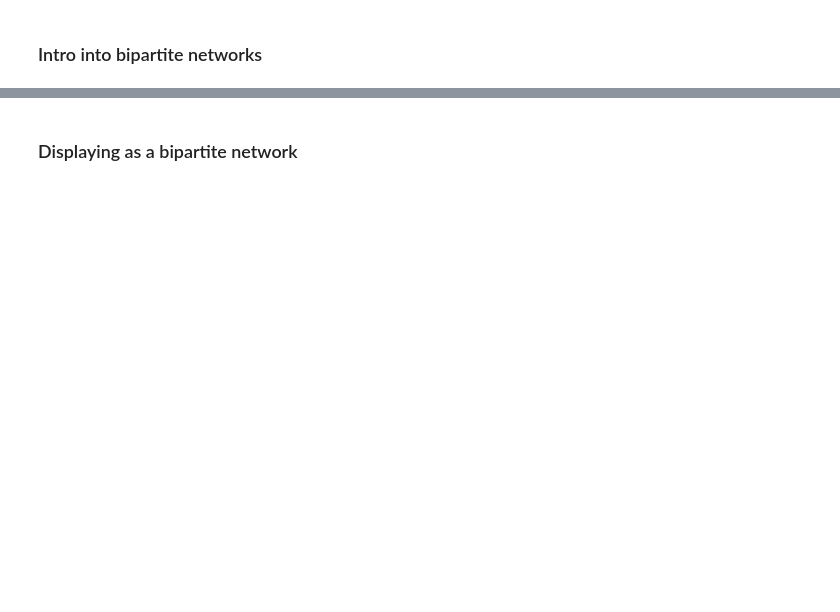
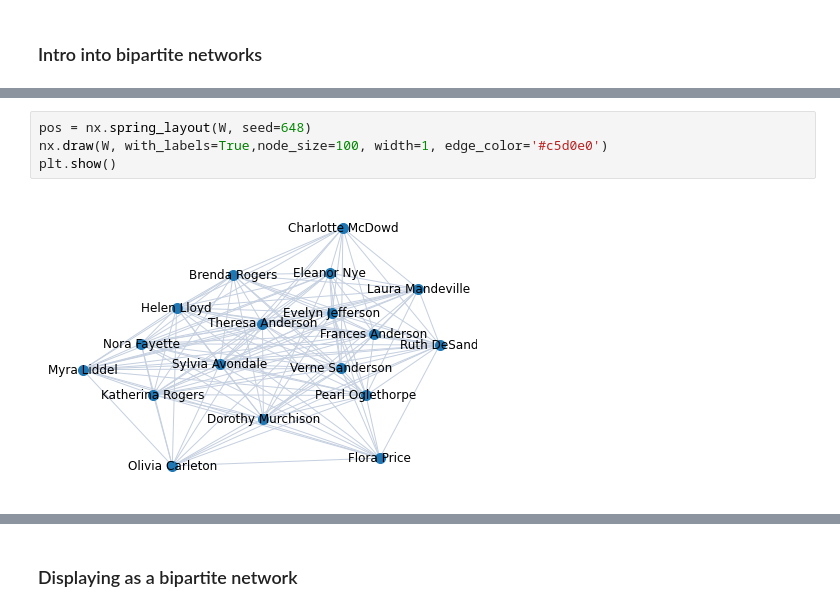
Before and after one commit to Vy4thewin/Data620_TeamVAC, a Jupyter notebook: Data620_W3_P2.ipynb, the cells around one changed output, grey strips where cells are left out. Cells and saved outputs as stored; diff of their text form; blank space fills up the shorter version.

```diff
--- a/Data620_W3_P2.ipynb
+++ b/Data620_W3_P2.ipynb
@@ -60,0 +88,6 @@ Biadjacency matrix
+# %%
+pos = nx.spring_layout(W, seed=648)
+nx.draw(W, with_labels=True,node_size=100, width=1, edge_color='#c5d0e0')
+plt.show()
+# %% [output]
+[figure, added]
```
Also changed, not shown: parts of 16 cells of this notebook.
